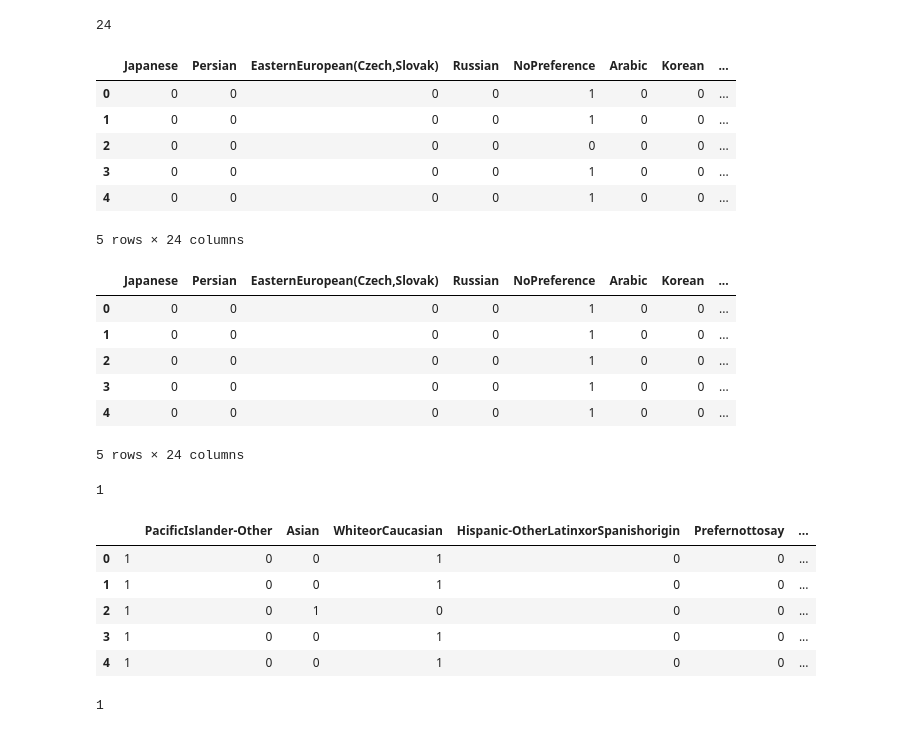
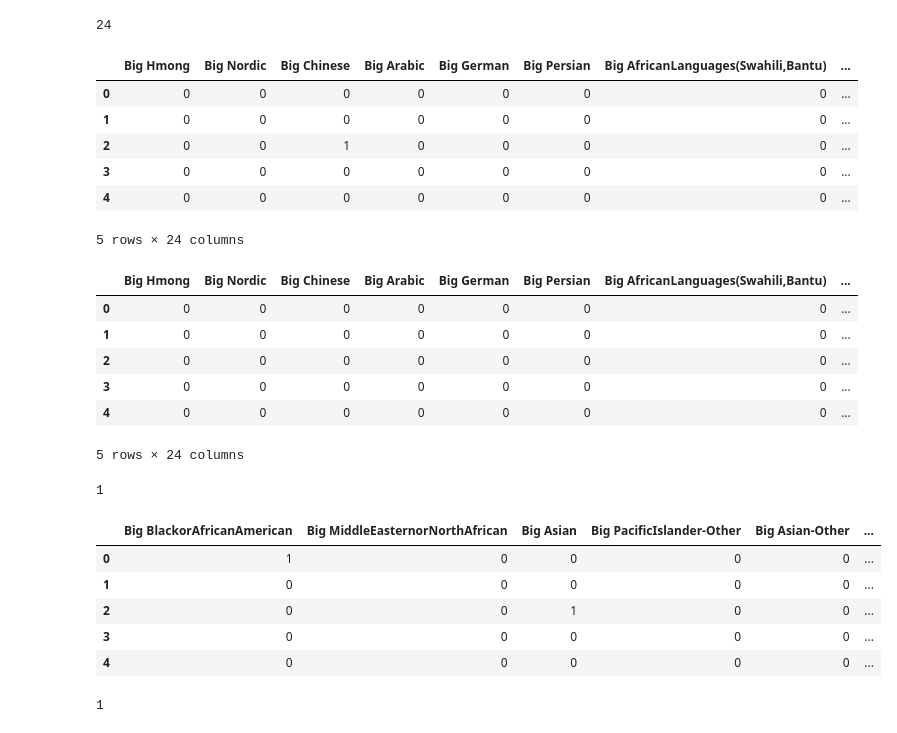
Before and after one commit to Al-Ashir-Intisar/minneMUDAC2025, a Jupyter notebook: MinneMUDAC2025_Anh.ipynb, the cells around one changed output. Cells and saved outputs as stored; diff of their text form; code cells hidden in the pictures.

```diff
--- a/MinneMUDAC2025_Anh.ipynb
+++ b/MinneMUDAC2025_Anh.ipynb
@@ -13,7 +13,7 @@ drive.mount('/content/drive')
 # %% [output]
 Drive already mounted at /content/drive; to attempt to forcibly remount, call drive.mount("/content/drive", force_remount=True).
 # %%
-novice_df = pd.read_excel(".../Novice.xlsx")
+novice_df = pd.read_excel("/content/drive/MyDrive/Novice.xlsx")
 novice_df.head()
 # %% [output]
 |  | Match ID 18Char | Stage | Little ID | Big ID | Big County | Big Age | Big Occupation | Big: Military | ... |
@@ -424,40 +429,43 @@ for lang in languages:
     else:
       unique_languages.add(lang.replace(" ", ""))
 unique_languages = list(unique_languages)
+if "" in unique_languages:
+  unique_languages.remove("")
 
 def fix_language(df):
   df["Big Languages"] = df["Big Languages"].fillna("No Preference")
   for lang in unique_languages:
-    df[lang] = df["Big Languages"].apply(lambda x: 1 if lang in x.replace(" ", "") else 0)
+    df["Big " + lang] = df["Big Languages"].apply(lambda x: 1 if lang in x.replace(" ", "") else 0)
   df["Big Languages 1"] = df["Big Languages"].apply(lambda x: x.replace(" ", "").split(";")[0])
   df["Big Languages 2"] = df["Big Languages"].apply(lambda x: x.replace(" ", "").split(";")[1] if len(x.replace(" ", "").split(";")) == 2 else "None")
   return df
 
 novice_df = fix_language(novice_df)
 training = fix_language(training)
+col_edited.extend(["Big " + lang for lang in unique_languages] + ["Big Languages 1", "Big Languages 2"])
 # %%
 print(len(unique_languages))
 # %% [output]
 24
 # %%
-novice_df[unique_languages].head()
+novice_df[["Big " + lang for lang in unique_languages]].head()
 # %% [output]
-|  | Japanese | Persian | EasternEuropean(Czech,Slovak) | Russian | NoPreference | Arabic | Korean | ... |
-| 0 | 0 | 0 | 0 | 0 | 1 | 0 | 0 | ... |
-| 1 | 0 | 0 | 0 | 0 | 1 | 0 | 0 | ... |
-| 2 | 0 | 0 | 0 | 0 | 0 | 0 | 0 | ... |
-| 3 | 0 | 0 | 0 | 0 | 1 | 0 | 0 | ... |
-| 4 | 0 | 0 | 0 | 0 | 1 | 0 | 0 | ... |
+|  | Big Hmong | Big Nordic | Big Chinese | Big Arabic | Big German | Big Persian | Big AfricanLanguages(Swahili,Bantu) | ... |
+| 0 | 0 | 0 | 0 | 0 | 0 | 0 | 0 | ... |
+| 1 | 0 | 0 | 0 | 0 | 0 | 0 | 0 | ... |
+| 2 | 0 | 0 | 1 | 0 | 0 | 0 | 0 | ... |
+| 3 | 0 | 0 | 0 | 0 | 0 | 0 | 0 | ... |
+| 4 | 0 | 0 | 0 | 0 | 0 | 0 | 0 | ... |
 5 rows × 24 columns
 # %%
-training[unique_languages].head()
+training[["Big " + lang for lang in unique_languages]].head()
 # %% [output]
-|  | Japanese | Persian | EasternEuropean(Czech,Slovak) | Russian | NoPreference | Arabic | Korean | ... |
-| 0 | 0 | 0 | 0 | 0 | 1 | 0 | 0 | ... |
-| 1 | 0 | 0 | 0 | 0 | 1 | 0 | 0 | ... |
-| 2 | 0 | 0 | 0 | 0 | 1 | 0 | 0 | ... |
-| 3 | 0 | 0 | 0 | 0 | 1 | 0 | 0 | ... |
-| 4 | 0 | 0 | 0 | 0 | 1 | 0 | 0 | ... |
+|  | Big Hmong | Big Nordic | Big Chinese | Big Arabic | Big German | Big Persian | Big AfricanLanguages(Swahili,Bantu) | ... |
+| 0 | 0 | 0 | 0 | 0 | 0 | 0 | 0 | ... |
+| 1 | 0 | 0 | 0 | 0 | 0 | 0 | 0 | ... |
+| 2 | 0 | 0 | 0 | 0 | 0 | 0 | 0 | ... |
+| 3 | 0 | 0 | 0 | 0 | 0 | 0 | 0 | ... |
+| 4 | 0 | 0 | 0 | 0 | 0 | 0 | 0 | ... |
 5 rows × 24 columns
 # %%
 training.groupby("Big ID")["Big Race/Ethnicity"].nunique(dropna = False).max()
@@ -476,24 +484,27 @@ for race in races:
     else:
       unique_races.add(r.replace(" ", ""))
 unique_races = list(unique_races)
+if "" in unique_races:
+  unique_races.remove("")
 
 def fix_races(df):
   df["Big Race/Ethnicity"] = df["Big Race/Ethnicity"].fillna("Other")
   for race in unique_races:
-    df[race] = df["Big Race/Ethnicity"].apply(lambda x: 1 if race in x.replace(" ", "") else 0)
+    df["Big " + race] = df["Big Race/Ethnicity"].apply(lambda x: 1 if race in x.replace(" ", "") else 0)
   return df
 
 novice_df = fix_races(novice_df)
 training = fix_races(training)
+col_edited.extend(["Big " + race for race in unique_races])
 # %%
-novice_df[unique_races].head()
+novice_df[["Big " + race for race in unique_races]].head()
 # %% [output]
-|  |  | PacificIslander-Other | Asian | WhiteorCaucasian | Hispanic-OtherLatinxorSpanishorigin | Prefernottosay | ... |
-| 0 | 1 | 0 | 0 | 1 | 0 | 0 | ... |
-| 1 | 1 | 0 | 0 | 1 | 0 | 0 | ... |
-| 2 | 1 | 0 | 1 | 0 | 0 | 0 | ... |
-| 3 | 1 | 0 | 0 | 1 | 0 | 0 | ... |
-| 4 | 1 | 0 | 0 | 1 | 0 | 0 | ... |
+|  | Big BlackorAfricanAmerican | Big MiddleEasternorNorthAfrican | Big Asian | Big PacificIslander-Other | Big Asian-Other | ... |
+| 0 | 1 | 0 | 0 | 0 | 0 | ... |
+| 1 | 0 | 0 | 0 | 0 | 0 | ... |
+| 2 | 0 | 0 | 1 | 0 | 0 | ... |
+| 3 | 0 | 0 | 0 | 0 | 0 | ... |
+| 4 | 0 | 0 | 0 | 0 | 0 | ... |
 # %%
 training.groupby("Big ID")["Big Contact: Former Big/Little"].nunique(dropna = False).max()
 # %% [output]
```
Also changed, not shown: parts of 29 cells of this notebook, 2 other files.
